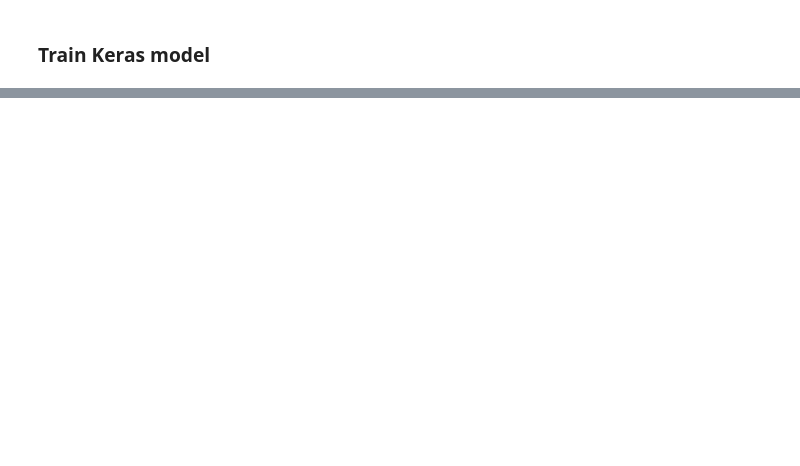
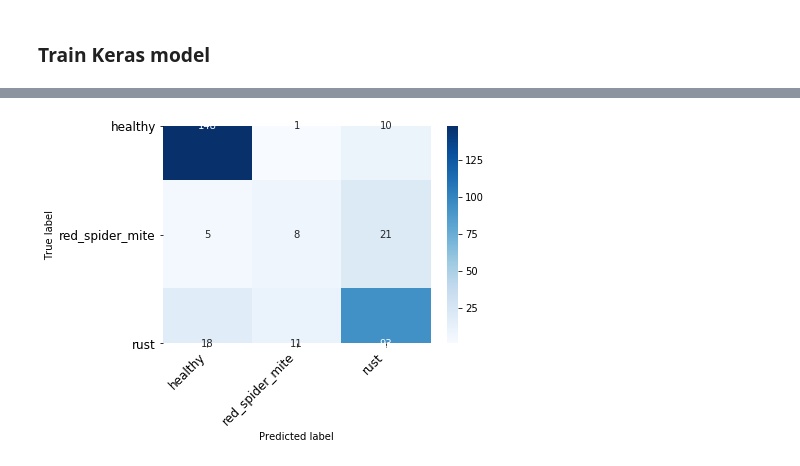
Before and after one commit to Pballer/crop_alert, a Jupyter notebook: data_processing/Classification_Model.ipynb, the cells around one changed output, grey strips where cells are left out. Saved outputs shown, nothing was run; the diff lists cells and outputs as text; code cells hidden in the pictures; blank space fills up the shorter version.

Commit message:
Categorical prediction model first draft: 80%.

```diff
--- a/data_processing/Classification_Model.ipynb
+++ b/data_processing/Classification_Model.ipynb
@@ -154,0 +208,5 @@ model.save('latest_model.h5')
+# %%
+y_pred = model.predict_generator(validation_generator)
+y_pred = y_pred.argmax(axis=1)
+# %%
+class_names = np.array(list(validation_generator.class_indices.keys()))
@@ -231,0 +258,5 @@ KeyError: 'lr'
+# %%
+# Compute confusion matrix
+cm = confusion_matrix(validation_generator.classes, y_pred)
+# %%
+cm_df =  pd.DataFrame(cm, columns=class_names, index=class_names)
@@ -231,0 +270,8 @@ KeyError: 'lr'
+# %%
+heatmap = sns.heatmap(cm_df, annot=True, fmt='d', cmap=plt.cm.Blues);
+heatmap.yaxis.set_ticklabels(heatmap.yaxis.get_ticklabels(), rotation=0, ha='right', fontsize=12)
+heatmap.xaxis.set_ticklabels(heatmap.xaxis.get_ticklabels(), rotation=45, ha='right', fontsize=12)
+plt.ylabel('True label');
+plt.xlabel('Predicted label');
+# %% [output]
+[figure, added]
```
Also changed, not shown: parts of 50 cells of this notebook.
